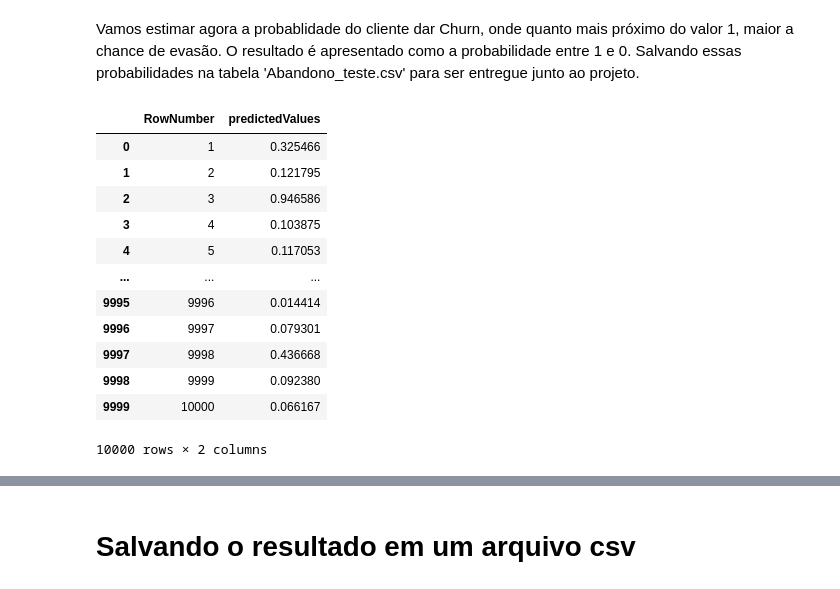
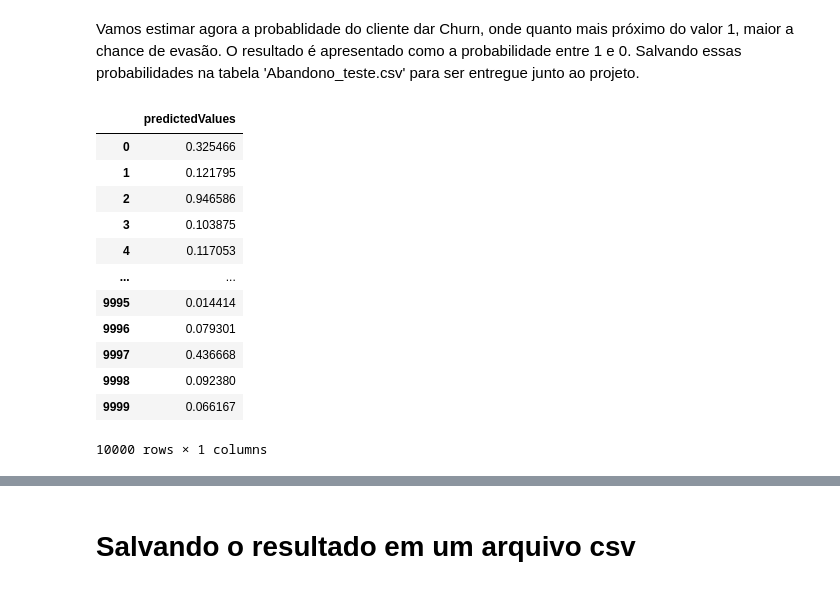
Before and after one commit to NatanXimenes/Prevendo-o-Churn-Evasao-de-clientes-, a Jupyter notebook: Churn.ipynb, the cells around one changed output, grey strips where cells are left out. Drawn from its saved outputs; the diff is of its cells as text; code cells hidden in the pictures.

```diff
--- a/Churn.ipynb
+++ b/Churn.ipynb
@@ -21,7 +21,7 @@ import warnings
 warnings.filterwarnings("ignore")
 %matplotlib inline
 # %%
-df = pd.read_csv('/content/drive/MyDrive/documentos/lighthouse/Abandono_clientes.csv')
+df = pd.read_csv('/content/drive/MyDrive/Churn_Modelling.csv')
 df.head()
 # %% [output]
 |  | RowNumber | CustomerId | Surname | CreditScore | Geography | Gender | Age | Tenure | Balance | ... |
@@ -57,5 +74,5 @@ Deletando tabelas irrelevantes para a nossa análise(Sobrenome e Id do cliente):
 # %%
-df = df.drop(columns=['CustomerId', 'Surname'])
+df = df.drop(columns=['CustomerId', 'Surname', 'RowNumber'])
 # %%
 df.isnull().sum()
 # %% [output]
@@ -230,7 +244,7 @@ Agora, nós podemos treinar modelos, ver como se saem e escolher o melhor a part
 #Preparando os dados de treino e teste
 # %%
 y = df['Exited']
-X = df.drop(['Exited', 'RowNumber'], axis=1)
+X = df.drop(['Exited'], axis=1)
 # %%
 from sklearn.model_selection import train_test_split
 X_train, X_test, y_train, y_test  = train_test_split(X, y, test_size = 0.25, random_state = 42)
@@ -459,19 +490,19 @@ foram elas: idade, saldo bancário, pontuação de crédito, estimativa de salá
 Vamos estimar agora a probablidade do cliente dar Churn, onde quanto mais próximo do valor 1, maior a chance de evasão. O resultado é apresentado como a probabilidade entre 1 e 0. Salvando essas probabilidades na tabela 'Abandono_teste.csv' para ser entregue junto ao projeto.
 # %%
 df['predictedValues'] = vc.predict_proba(X[X_train.columns])[:,1]
-df[['RowNumber','predictedValues']]
+df[['predictedValues']]
 # %% [output]
-|  | RowNumber | predictedValues |
-| 0 | 1 | 0.325466 |
-| 1 | 2 | 0.121795 |
-| 2 | 3 | 0.946586 |
-| 3 | 4 | 0.103875 |
-| 4 | 5 | 0.117053 |
-| ... | ... | ... |
-| 9995 | 9996 | 0.014414 |
-| 9996 | 9997 | 0.079301 |
-| 9997 | 9998 | 0.436668 |
-| 9998 | 9999 | 0.092380 |
-| 9999 | 10000 | 0.066167 |
+|  | predictedValues |
+| 0 | 0.325466 |
+| 1 | 0.121795 |
+| 2 | 0.946586 |
+| 3 | 0.103875 |
+| 4 | 0.117053 |
+| ... | ... |
+| 9995 | 0.014414 |
+| 9996 | 0.079301 |
+| 9997 | 0.436668 |
+| 9998 | 0.092380 |
+| 9999 | 0.066167 |
-10000 rows × 2 columns
+10000 rows × 1 columns
 # %%
```
Also changed, not shown: parts of 50 cells of this notebook.
